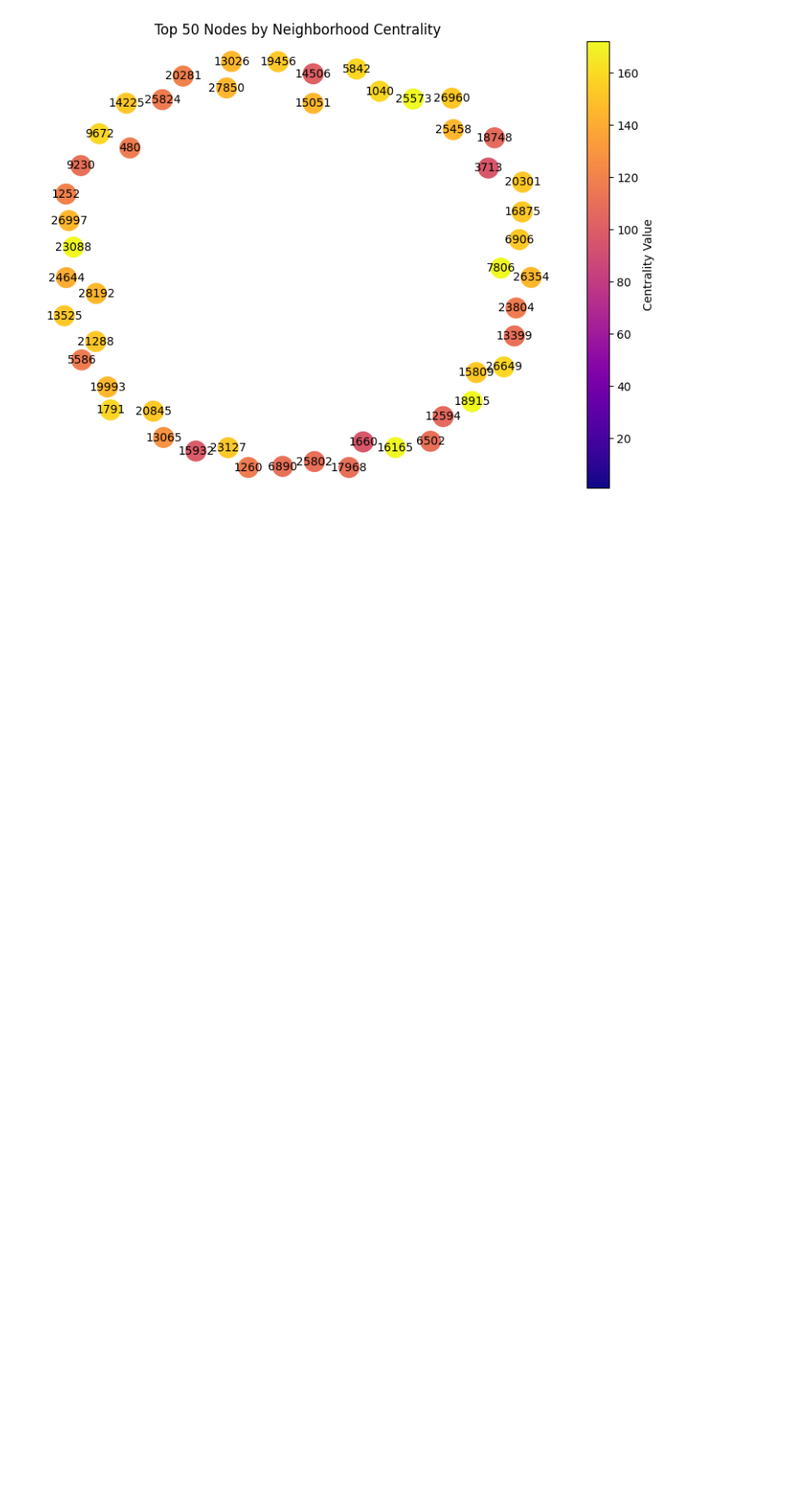
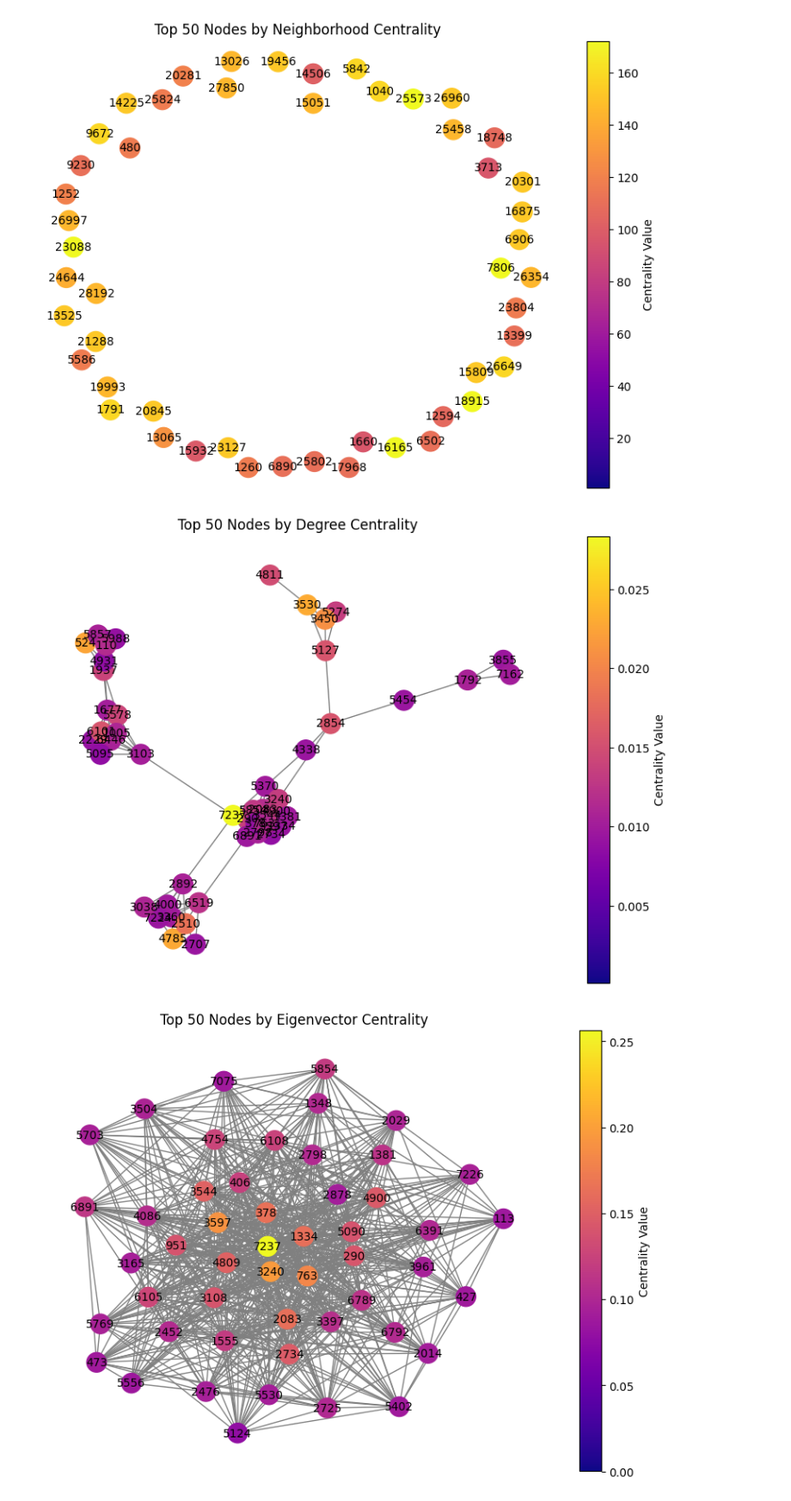
Before and after one commit to Bodartofficiel/graph-mining-project, a Jupyter notebook: Project.ipynb, the cells around one changed output. Shown at 86% size. Drawn from its saved outputs; the diff is of its cells as text; code cells hidden in the pictures; blank space fills up the shorter version.

Commit message:
Ajout visualisation centralité lastfm

```diff
--- a/Project.ipynb
+++ b/Project.ipynb
@@ -159,3 +159,13 @@ for chosen_centrality in chosen_centralities:
 [figure]
 [figure]
 [figure]
+# %%
+# Select centrality type for visualization
+chosen_centralities = ["degree", "eigenvector", "katz", "pagerank", "clustering", "neighborhood"]
+
+for chosen_centrality in chosen_centralities:
+    subgraph, subgraph_centrality_values = extract_top_subgraph(lastfm_graph, lastfm_centralities, chosen_centrality)
+    visualize_graph(subgraph, subgraph_centrality_values, title=f"Top 50 Nodes by {chosen_centrality.capitalize()} Centrality")
+# %% [output]
+[figure, added]
+[figure, added]
```
Also changed, not shown: parts of 1 cell of this notebook.
